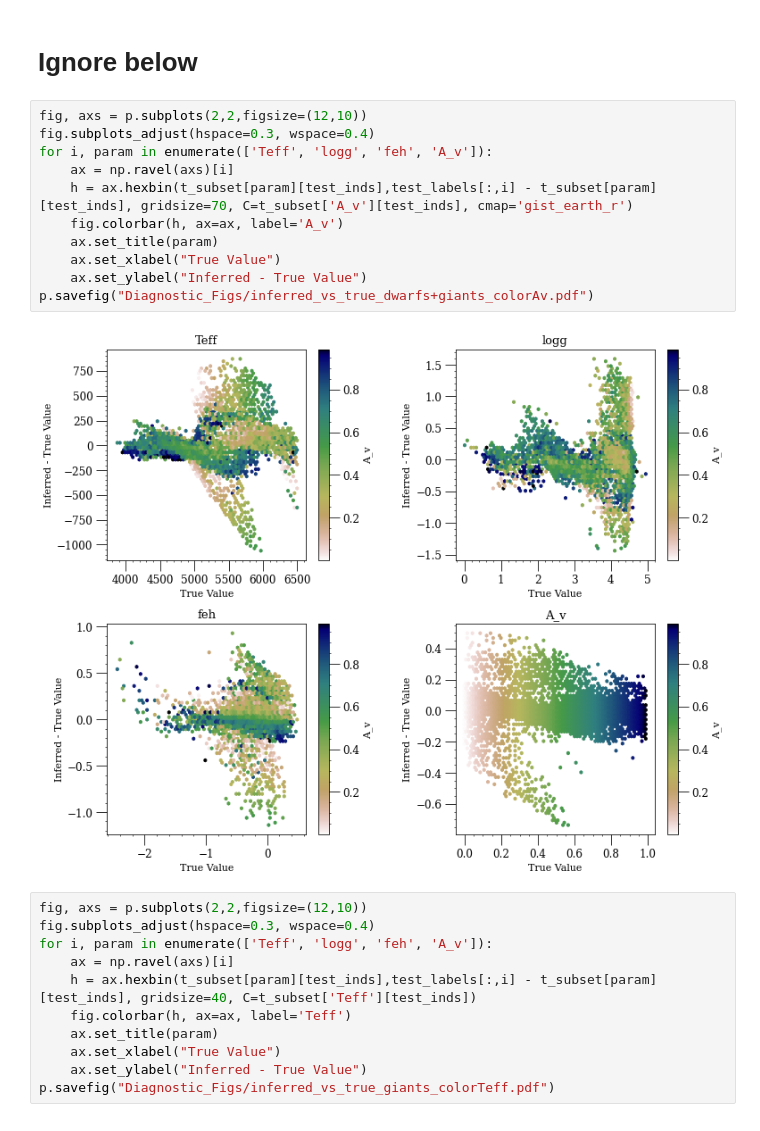
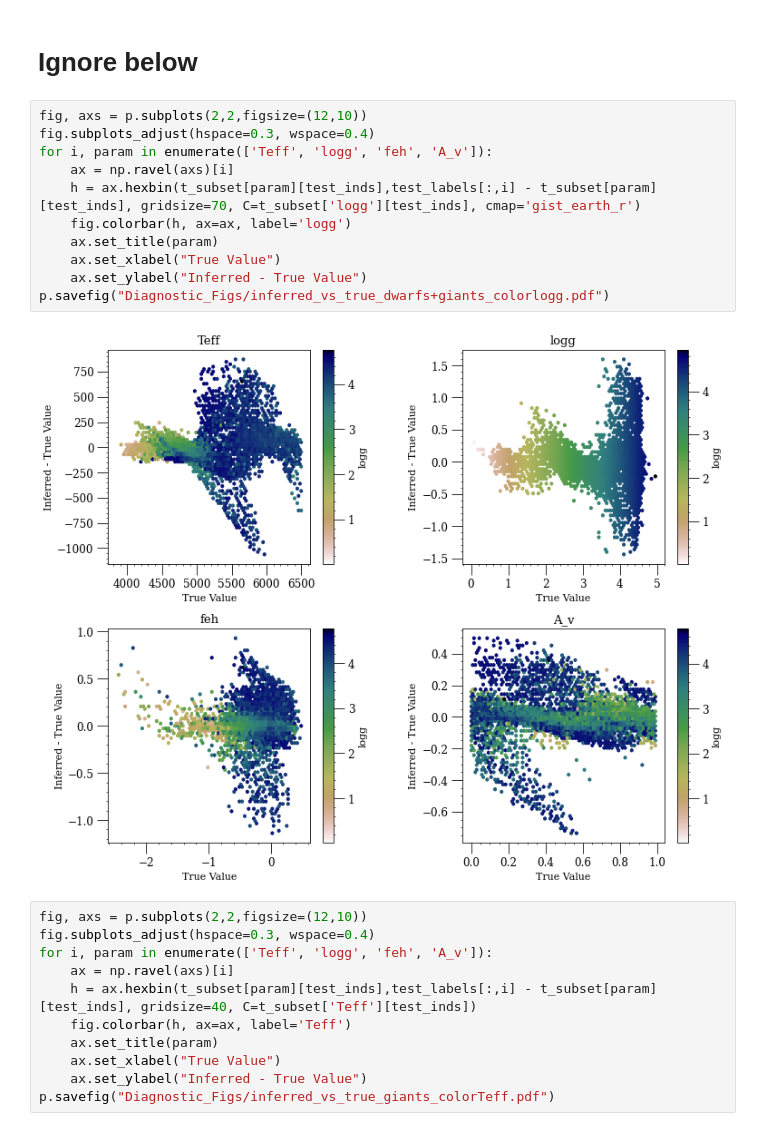
Before and after one commit to mlucey/apogee_bprp_params, a Jupyter notebook: apogee_bprp_params.ipynb, the cells around one changed output. Saved outputs shown, nothing was run; the diff lists cells and outputs as text.

```diff
--- a/apogee_bprp_params.ipynb
+++ b/apogee_bprp_params.ipynb
@@ -284,16 +284,16 @@ p.savefig("Diagnostic_Figs/inferred_vs_true_everything_hist2d_regularization5_po
 # %%
 fig, axs = p.subplots(2,2,figsize=(12,10))
 fig.subplots_adjust(hspace=0.3, wspace=0.4)
 for i, param in enumerate(['Teff', 'logg', 'feh', 'A_v']):
     ax = np.ravel(axs)[i]
-    h = ax.hexbin(t_subset[param][test_inds],test_labels[:,i] - t_subset[param][test_inds], gridsize=70, C=t_subset['A_v'][test_inds], cmap='gist_earth_r')
-    fig.colorbar(h, ax=ax, label='A_v')
+    h = ax.hexbin(t_subset[param][test_inds],test_labels[:,i] - t_subset[param][test_inds], gridsize=70, C=t_subset['logg'][test_inds], cmap='gist_earth_r')
+    fig.colorbar(h, ax=ax, label='logg')
     ax.set_title(param)
     ax.set_xlabel("True Value")
     ax.set_ylabel("Inferred - True Value")
-p.savefig("Diagnostic_Figs/inferred_vs_true_dwarfs+giants_colorAv.pdf")
+p.savefig("Diagnostic_Figs/inferred_vs_true_dwarfs+giants_colorlogg.pdf")
 # %% [output]
-[figure, old version]
+[figure, new version]
 # %%
 fig, axs = p.subplots(2,2,figsize=(12,10))
 fig.subplots_adjust(hspace=0.3, wspace=0.4)
```
Also changed, not shown: 1 other file.
